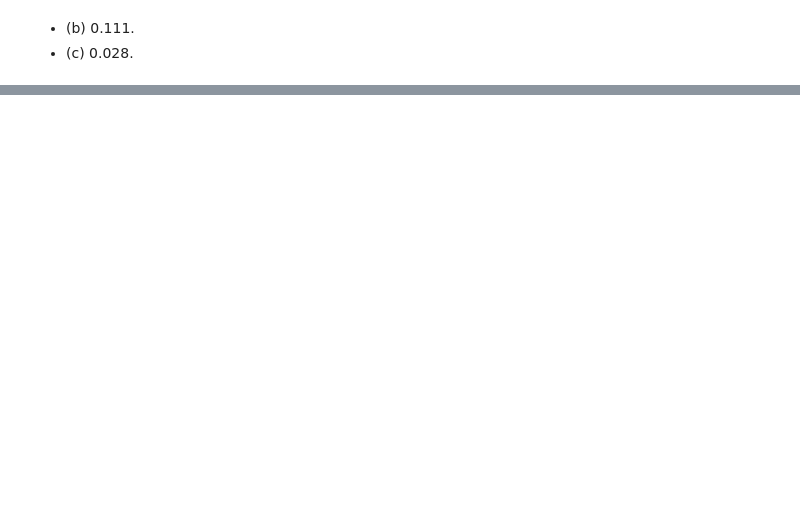
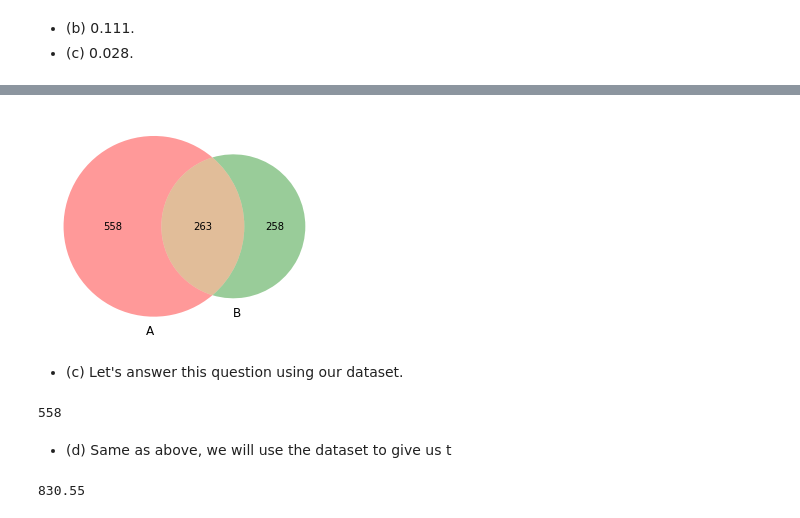
Before and after one commit to RiccardoMPesce/OpenIntro-Statistics-Excercises, a Jupyter notebook: chapter3/chapter3_walkthrough.ipynb, the cells around one changed output, grey strips where cells are left out. Cells and saved outputs as stored; diff of their text form; code cells hidden in the pictures; blank space fills up the shorter version.

Commit message:
Swing voters - continue

```diff
--- a/chapter3/chapter3_walkthrough.ipynb
+++ b/chapter3/chapter3_walkthrough.ipynb
@@ -190,0 +187,30 @@ for num in [1, 5, 12]:
+# %%
+from matplotlib_venn import venn2
+
+values12_path = Path("../datasets/values12public.sav")
+values12_df = pd.read_spss(values12_path)
+
+registered = values12_df[values12_df["RV"] == "YES"]
+registered = registered[["int_date", "swing", "swingdet", "party"]]
+
+registered["swinger"] = ~registered["swingdet"].str.contains("no chance")
+registered[registered["swinger"]].shape[0] / registered.shape[0]
+
+independent = set(registered[registered["party"] == "Independent"].index.values)
+swingers = set(registered[registered["swinger"]].index.values)
+
+ax = venn2([independent, swingers], ["A", "B"])
+# %% [output]
+[figure, added]
+# %% [markdown]
+* (c) Let's answer this question using our dataset.
+# %%
+registered[(~registered["swinger"]) & (registered["party"] == "Independent")].shape[0]
+# %% [output]
+558
+# %% [markdown]
+* (d) Same as above, we will use the dataset to give us t
+# %%
+0.35 * 2373
+# %% [output]
+830.55
```
Also changed, not shown: parts of 4 cells of this notebook, 1 other file.
